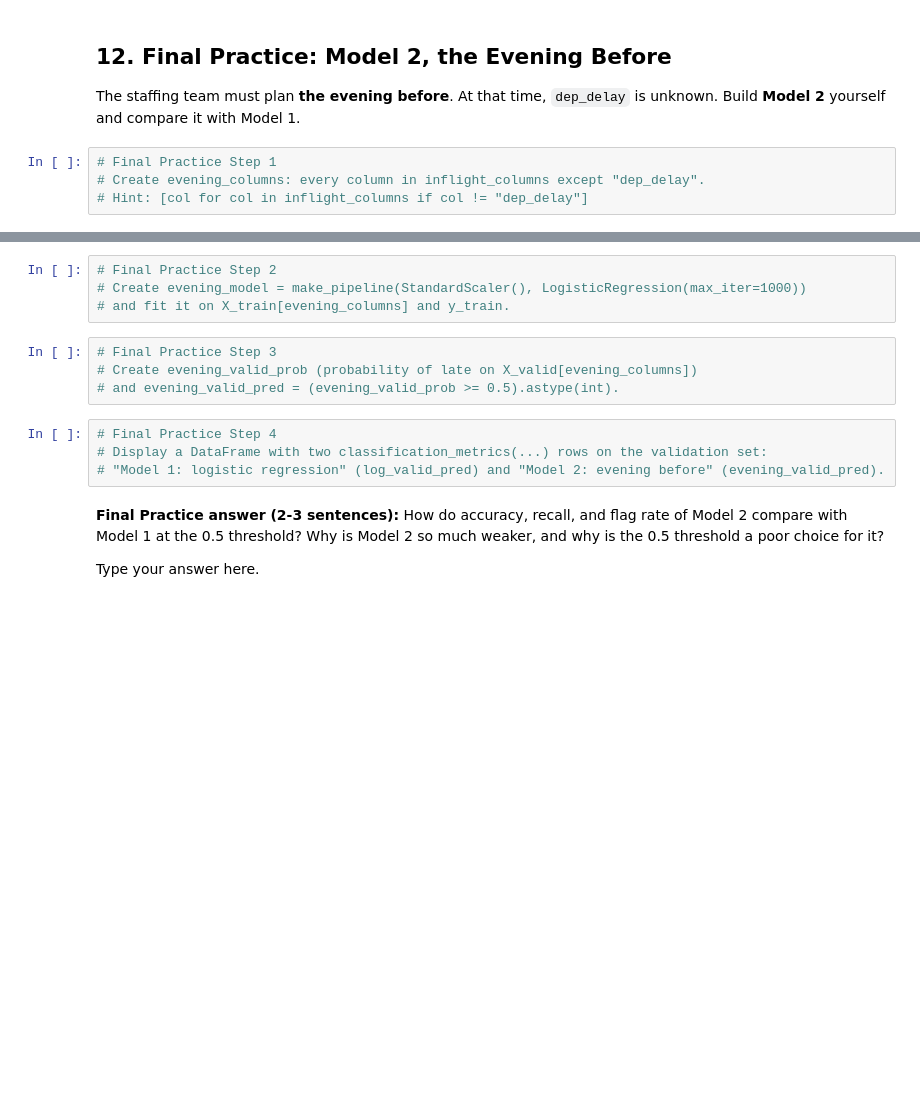
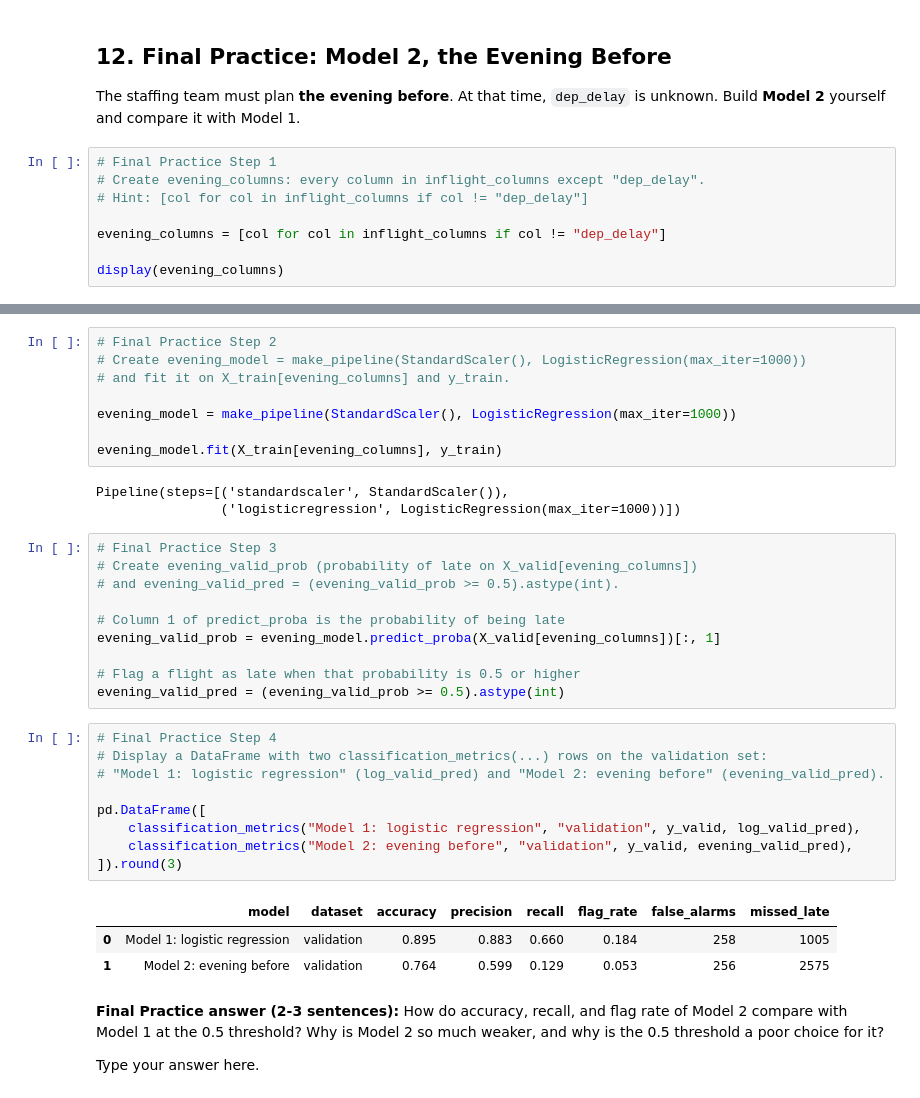
Before and after one commit to MFUTSA/ban6003-week-12-13-modeling-Matt-Flores, a Jupyter notebook: notebooks/module13_classification_guided_lab.ipynb, the cells around one changed output, grey strips where cells are left out. Saved outputs shown, nothing was run; the diff lists cells and outputs as text; blank space fills up the shorter version.

```diff
--- a/notebooks/module13_classification_guided_lab.ipynb
+++ b/notebooks/module13_classification_guided_lab.ipynb
@@ -524,3 +535,7 @@ The staffing team must plan **the evening before**. At that time, `dep_delay` is
 # Final Practice Step 1
 # Create evening_columns: every column in inflight_columns except "dep_delay".
 # Hint: [col for col in inflight_columns if col != "dep_delay"]
+
+evening_columns = [col for col in inflight_columns if col != "dep_delay"]
+
+display(evening_columns)
@@ -528,14 +561,36 @@ The staffing team must plan **the evening before**. At that time, `dep_delay` is
 # Final Practice Step 2
 # Create evening_model = make_pipeline(StandardScaler(), LogisticRegression(max_iter=1000))
 # and fit it on X_train[evening_columns] and y_train.
+
+evening_model = make_pipeline(StandardScaler(), LogisticRegression(max_iter=1000))
+
+evening_model.fit(X_train[evening_columns], y_train)
+# %% [output]
+Pipeline(steps=[('standardscaler', StandardScaler()),
+                ('logisticregression', LogisticRegression(max_iter=1000))])
 # %%
 # Final Practice Step 3
 # Create evening_valid_prob (probability of late on X_valid[evening_columns])
 # and evening_valid_pred = (evening_valid_prob >= 0.5).astype(int).
+
+# Column 1 of predict_proba is the probability of being late
+evening_valid_prob = evening_model.predict_proba(X_valid[evening_columns])[:, 1]
+
+# Flag a flight as late when that probability is 0.5 or higher
+evening_valid_pred = (evening_valid_prob >= 0.5).astype(int)
 # %%
 # Final Practice Step 4
 # Display a DataFrame with two classification_metrics(...) rows on the validation set:
 # "Model 1: logistic regression" (log_valid_pred) and "Model 2: evening before" (evening_valid_pred).
+
+pd.DataFrame([
+    classification_metrics("Model 1: logistic regression", "validation", y_valid, log_valid_pred),
+    classification_metrics("Model 2: evening before", "validation", y_valid, evening_valid_pred),
+]).round(3)
+# %% [output]
+|  | model | dataset | accuracy | precision | recall | flag_rate | false_alarms | missed_late |
+| 0 | Model 1: logistic regression | validation | 0.895 | 0.883 | 0.660 | 0.184 | 258 | 1005 |
+| 1 | Model 2: evening before | validation | 0.764 | 0.599 | 0.129 | 0.053 | 256 | 2575 |
 # %% [markdown]
 **Final Practice answer (2-3 sentences):** How do accuracy, recall, and flag rate of Model 2 compare with Model 1 at the 0.5 threshold? Why is Model 2 so much weaker, and why is the 0.5 threshold a poor choice for it?
 
```
Also changed, not shown: parts of 4 cells of this notebook, 1 other file.
